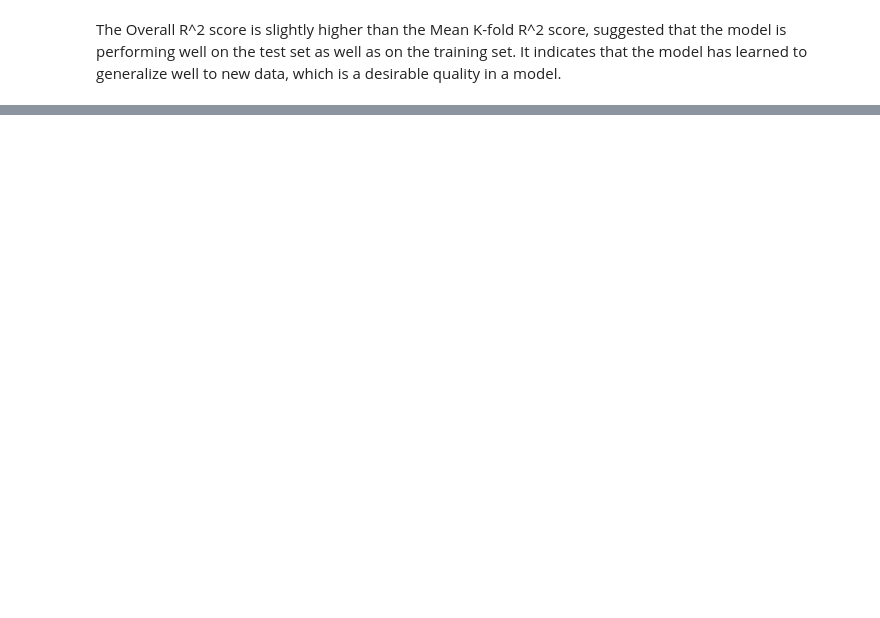
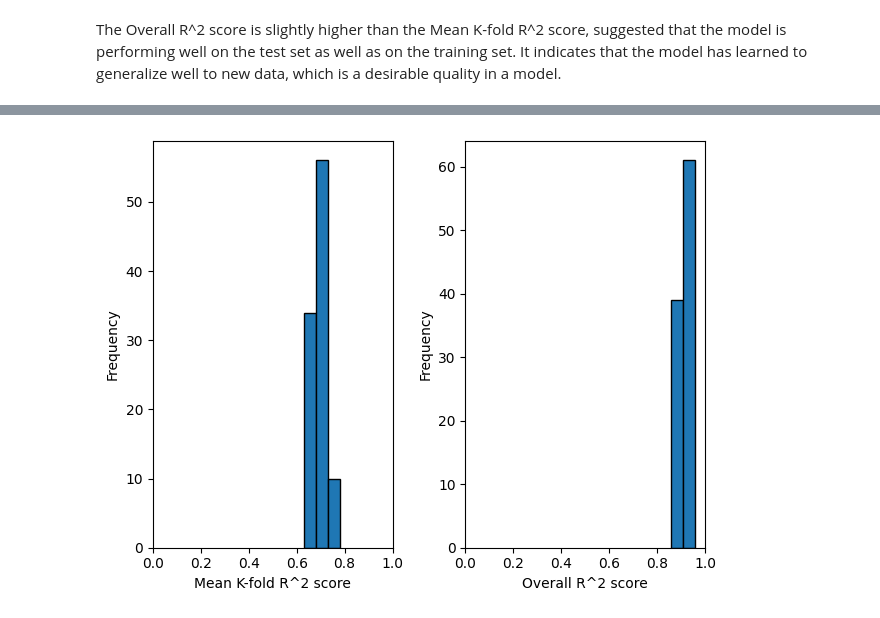
Before and after one commit to Comrade26/first_model_test, a Jupyter notebook: test.ipynb, the cells around one changed output, grey strips where cells are left out. Cells and saved outputs as stored; diff of their text form; code cells hidden in the pictures; blank space fills up the shorter version.

```diff
--- a/test.ipynb
+++ b/test.ipynb
@@ -117,0 +135,5 @@ axs[1].set_xlim([0, 1])
+# %%
+forest_model = create_model(RandomForestRegressor(), 0.1, X, Y, n_splits=5)
+forest_yield = mean_score(100, forest_model)
+df_forest = pd.DataFrame(forest_yield)
+df_forest.columns = ['Mean_K-fold_R^2_score', 'Overall_R^2_score']
@@ -117,0 +149,6 @@ axs[1].set_xlim([0, 1])
+# %%
+kfold = df_forest['Mean_K-fold_R^2_score']
+r2score = df_forest['Overall_R^2_score']
+hist_kfold_r2score(kfold, r2score, 0.05)
+# %% [output]
+[figure, added]
```
Also changed, not shown: parts of 15 cells of this notebook.
